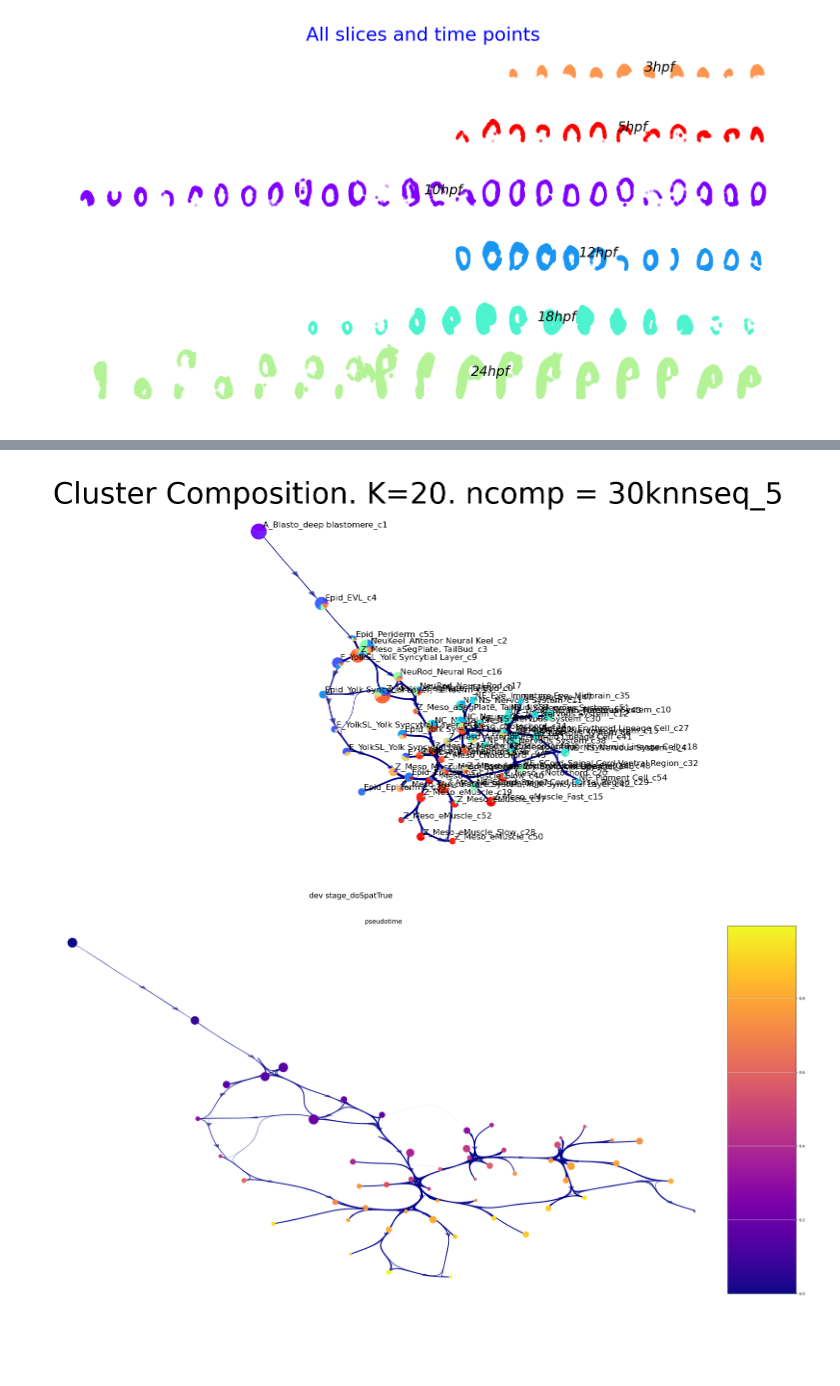
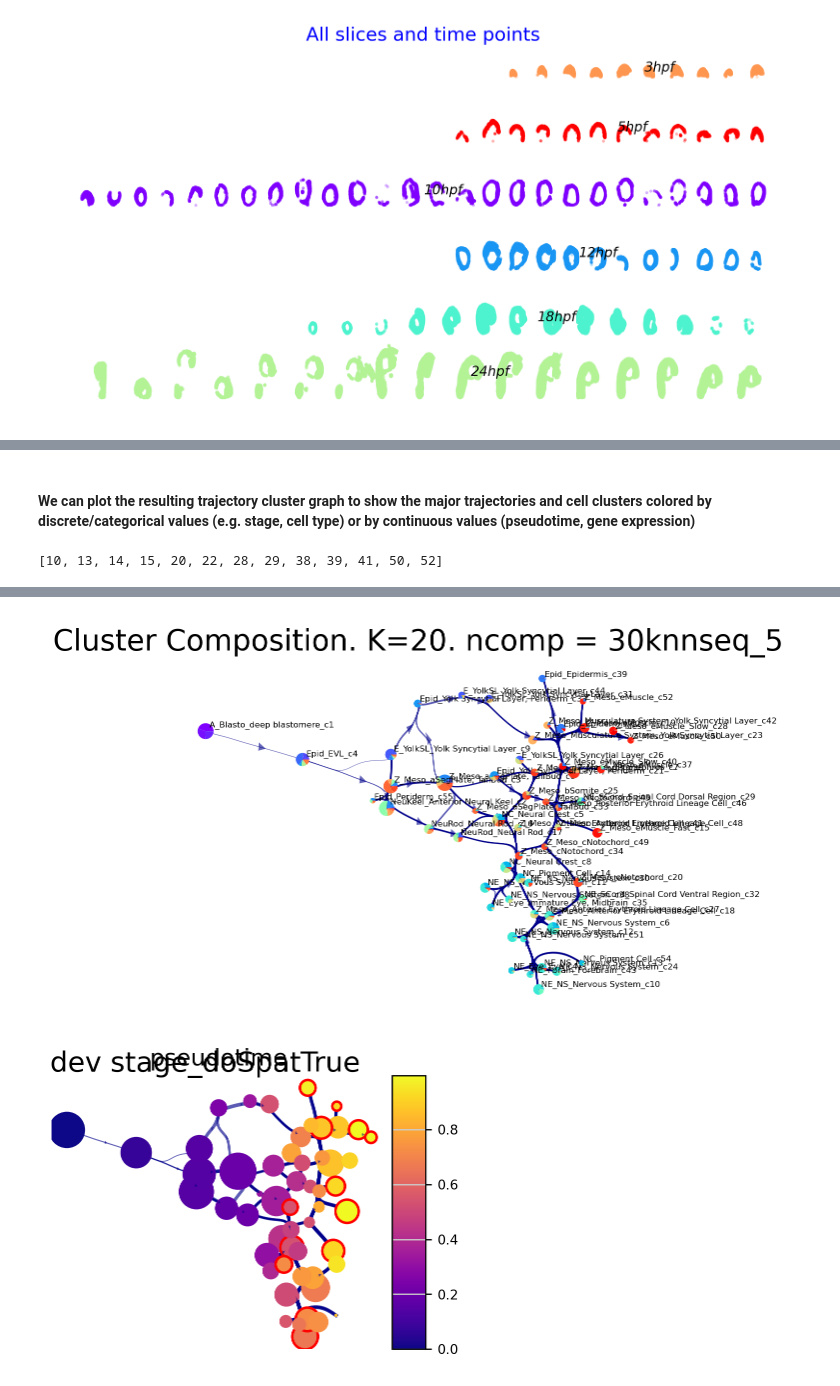
Before and after one commit to ShobiStassen/VIA, a Jupyter notebook: docs/notebooks/Zesta_jp_tutorial.ipynb, the cells around one changed output, grey strips where cells are left out. Drawn from its saved outputs; the diff is of its cells as text; code cells hidden in the pictures; blank space fills up the shorter version.

```diff
--- a/docs/notebooks/Zesta_jp_tutorial.ipynb
+++ b/docs/notebooks/Zesta_jp_tutorial.ipynb
@@ -166,18 +180,21 @@ initial links 1437 and final_links_n 112
+# %% [markdown]
+#### We can plot the resulting trajectory cluster graph to show the major trajectories and cell clusters colored by discrete/categorical values (e.g. stage, cell type) or by continuous values (pseudotime, gene expression)
 # %%
+print(v1.terminal_clusters)
 plot_viagraph_categorical = True
 
 if plot_viagraph_categorical:
     #plotting viagraph colored by categorical labels (e.g. stages, cell types)
-    f1, ax1 =via.plot_piechart_only_viagraph(via_object=v0, cmap_piechart='plasma',
+    f1, ax1 =via.plot_piechart_only_viagraph(via_object=v1, cmap_piechart='plasma',
                                                   pie_size_scale=0.4, linewidth_edge=0.6, ax_text=False,
                                                   reference_labels=time_numeric, headwidth_arrow=0.2,
                                                   highlight_terminal_clusters=True, show_legend=False)
-    f1.set_size_inches(3,3)
-    f2, ax2 = via.plot_piechart_only_viagraph(via_object=v0, cmap_piechart='rainbow',
+    f1.set_size_inches(4,3)
+    f2, ax2 = via.plot_piechart_only_viagraph(via_object=v1, cmap_piechart='rainbow',
                                                   pie_size_scale=0.4, linewidth_edge=0.6, ax_text=True,
                                                   reference_labels=true_labels_hybrid, headwidth_arrow=0.2,
                                                   highlight_terminal_clusters=True, show_legend=False, fontsize=4)
-    f2.set_size_inches(3, 3)
+    f2.set_size_inches(4, 3)
 
 plot_viagraph_continuous = True
 
@@ -187,16 +204,16 @@ if plot_viagraph_continuous:
     # plotting the viagraph colored by pseudotime, tuning visualized edges
     # via.plot_viagraph(via_object=v0, tune_edges=True, cmap='viridis', initial_bandwidth=0.05, decay=0.7, edgebundle_pruning=0.5)
 
-    f1, ax1 = via.plot_viagraph(via_object=v0, cmap='plasma',
+    f1, ax1 = via.plot_viagraph(via_object=v1, cmap='plasma',
                                               edgeweight_scale=1.5, label_text=False)
 
 
-    f1.set_size_inches(30, 15)
+    f1.set_size_inches(4, 3)
     f1.suptitle('dev stage' + '_doSpat' + str(do_spatial))
     genes = ['klhl41b', 'mylpfb', 'actc1b'] #muscle related genes.
     df_genes_sc = pd.DataFrame(adata[:, genes].X.todense(), columns=genes)
-    f2, ax1 = via.plot_viagraph(via_object=v0, df_genes=df_genes_sc, gene_list=genes,
+    f2, ax1 = via.plot_viagraph(via_object=v1, df_genes=df_genes_sc, gene_list=genes,
                                               edgeweight_scale=1, label_text=True    )
-    f2.set_size_inches(30, 15)
-    f2.suptitle('hybrid labels' + '_doSpat' + str(do_spatial))
+    f2.set_size_inches(30, 8)
 # %% [output]
+[10, 13, 14, 15, 20, 22, 28, 29, 38, 39, 41, 50, 52]
@@ -204,2 +221,2 @@ if plot_viagraph_continuous:
-[figure, old version]
+[figure, new version]
-[figure, old version]
+[figure, new version]
```
Also changed, not shown: parts of 10 cells of this notebook.
